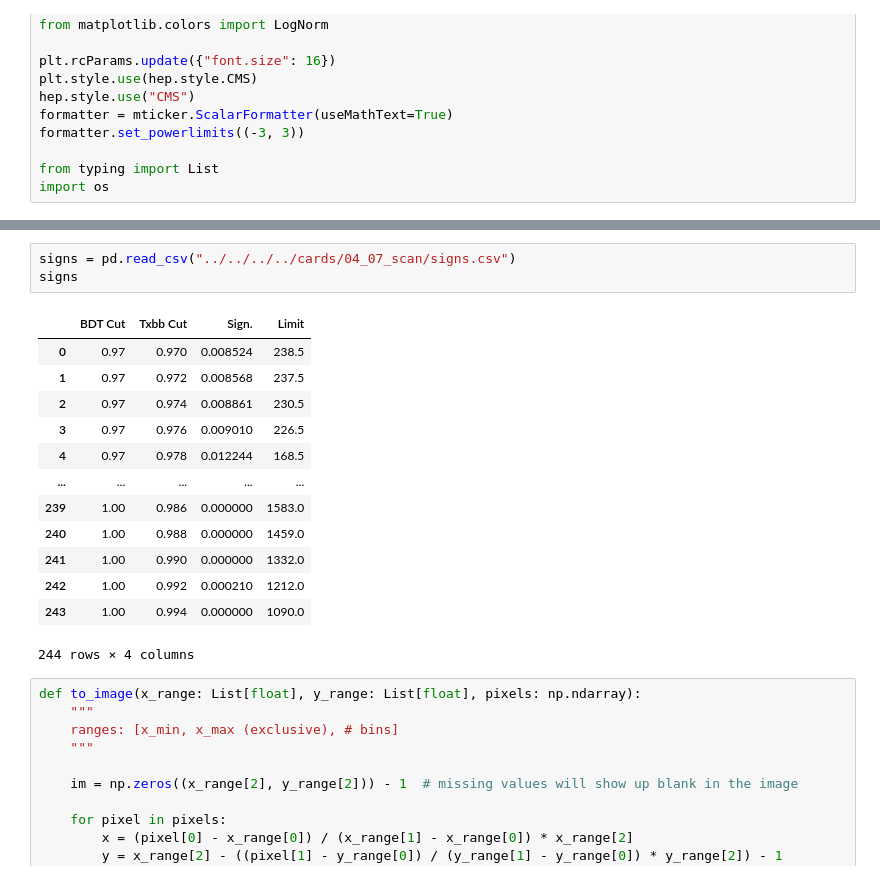
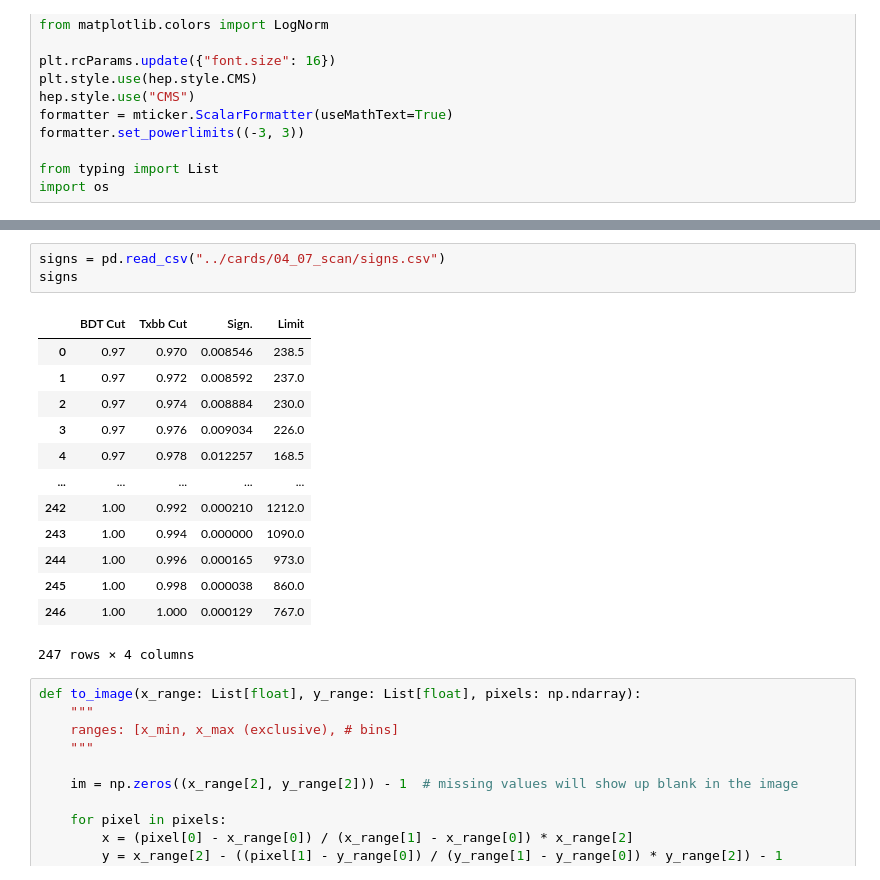
Before and after one commit to rkansal47/HHbbVV, a Jupyter notebook: src/HHbbVV/combine/plot_scan.ipynb, the cells around one changed output, grey strips where cells are left out. Saved outputs shown, nothing was run; the diff lists cells and outputs as text.

```diff
--- a/src/HHbbVV/combine/plot_scan.ipynb
+++ b/src/HHbbVV/combine/plot_scan.ipynb
@@ -23,22 +23,22 @@ os.system(f"mkdir -p {plot_dir}")
 # %% [output]
 0
 # %%
-signs = pd.read_csv("../../../../cards/04_07_scan/signs.csv")
+signs = pd.read_csv("../cards/04_07_scan/signs.csv")
 signs
 # %% [output]
 |  | BDT Cut | Txbb Cut | Sign. | Limit |
-| 0 | 0.97 | 0.970 | 0.008524 | 238.5 |
-| 1 | 0.97 | 0.972 | 0.008568 | 237.5 |
-| 2 | 0.97 | 0.974 | 0.008861 | 230.5 |
-| 3 | 0.97 | 0.976 | 0.009010 | 226.5 |
-| 4 | 0.97 | 0.978 | 0.012244 | 168.5 |
+| 0 | 0.97 | 0.970 | 0.008546 | 238.5 |
+| 1 | 0.97 | 0.972 | 0.008592 | 237.0 |
+| 2 | 0.97 | 0.974 | 0.008884 | 230.0 |
+| 3 | 0.97 | 0.976 | 0.009034 | 226.0 |
+| 4 | 0.97 | 0.978 | 0.012257 | 168.5 |
 | ... | ... | ... | ... | ... |
-| 239 | 1.00 | 0.986 | 0.000000 | 1583.0 |
-| 240 | 1.00 | 0.988 | 0.000000 | 1459.0 |
-| 241 | 1.00 | 0.990 | 0.000000 | 1332.0 |
 | 242 | 1.00 | 0.992 | 0.000210 | 1212.0 |
 | 243 | 1.00 | 0.994 | 0.000000 | 1090.0 |
+| 244 | 1.00 | 0.996 | 0.000165 | 973.0 |
+| 245 | 1.00 | 0.998 | 0.000038 | 860.0 |
+| 246 | 1.00 | 1.000 | 0.000129 | 767.0 |
-244 rows × 4 columns
+247 rows × 4 columns
 # %%
 def to_image(x_range: List[float], y_range: List[float], pixels: np.ndarray):
     """
```
Also changed, not shown: parts of 4 cells of this notebook, 4 other files.
